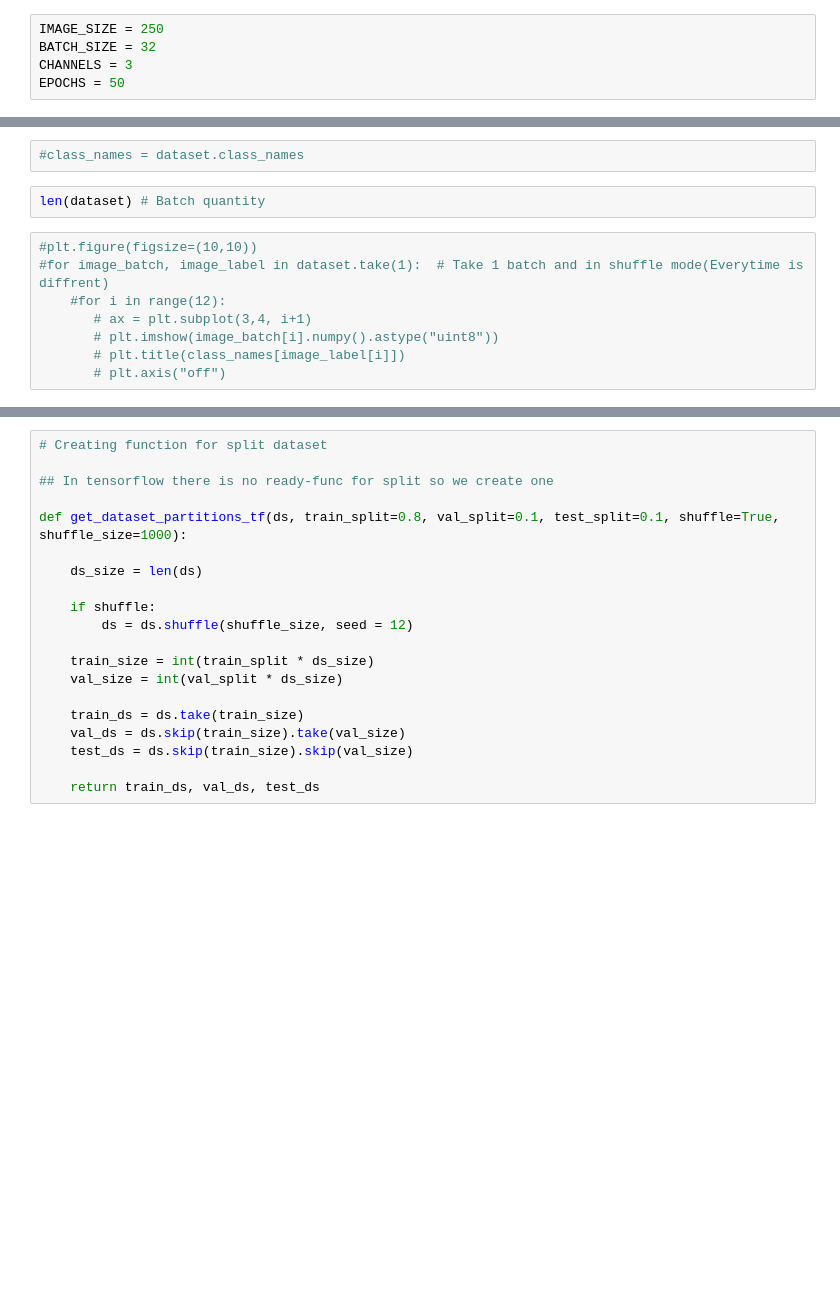
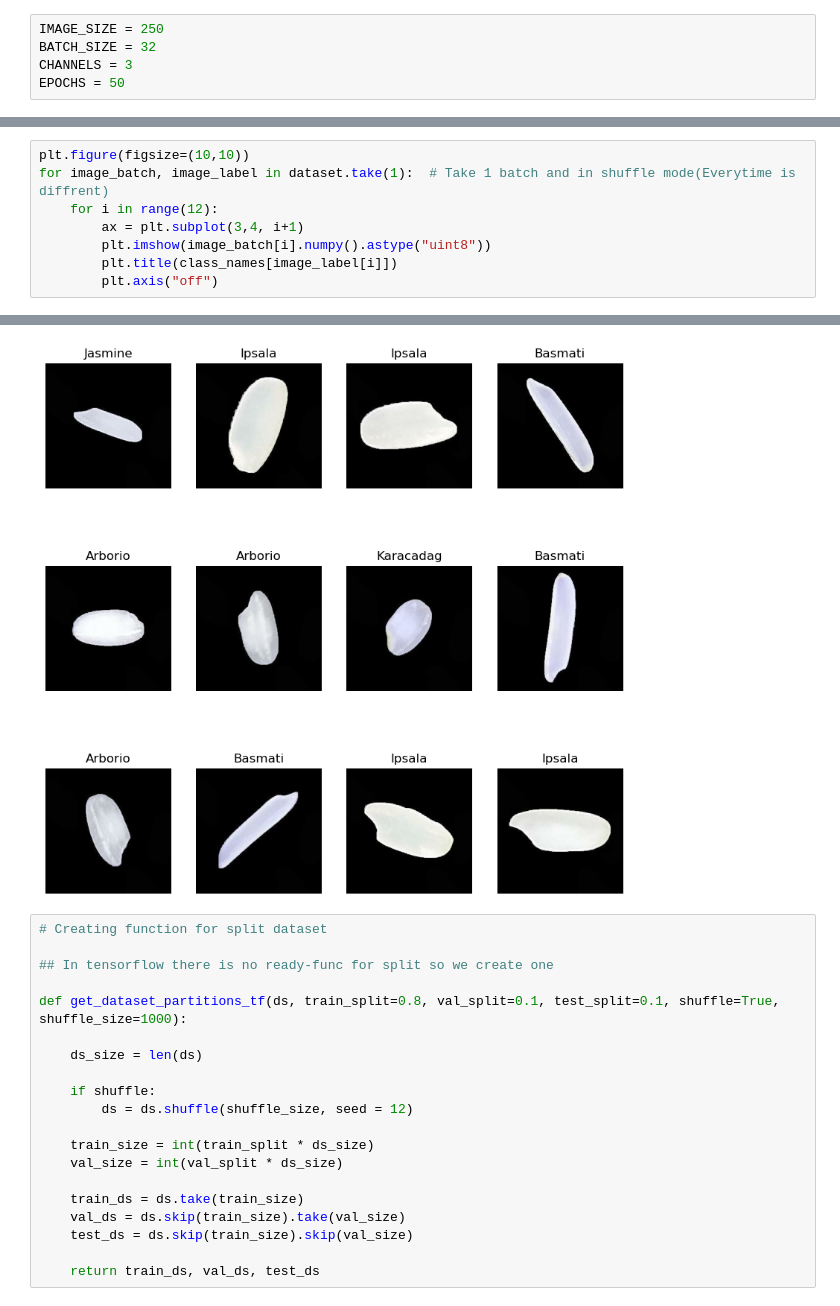
Before and after one commit to canoksuzoglu1/Rice-Classification-CNN, a Jupyter notebook: Rice Classification CNN.ipynb, the cells around one changed output, grey strips where cells are left out. Drawn from its saved outputs; the diff is of its cells as text; blank space fills up the shorter version.

```diff
--- a/Rice Classification CNN.ipynb
+++ b/Rice Classification CNN.ipynb
@@ -30,12 +43,9 @@ dataset = sample_dataset(dataset)
-# %%
-#class_names = dataset.class_names
-# %%
-len(dataset) # Batch quantity
 # %%
-#plt.figure(figsize=(10,10))
-#for image_batch, image_label in dataset.take(1):  # Take 1 batch and in shuffle mode(Everytime is diffrent)
-    #for i in range(12):
-       # ax = plt.subplot(3,4, i+1)
-       # plt.imshow(image_batch[i].numpy().astype("uint8"))
-       # plt.title(class_names[image_label[i]])
-       # plt.axis("off")
+plt.figure(figsize=(10,10))
+for image_batch, image_label in dataset.take(1):  # Take 1 batch and in shuffle mode(Everytime is diffrent)
+    for i in range(12):
+        ax = plt.subplot(3,4, i+1)
+        plt.imshow(image_batch[i].numpy().astype("uint8"))
+        plt.title(class_names[image_label[i]])
+        plt.axis("off")
+# %% [output]
@@ -42,3 +53,4 @@ len(dataset) # Batch quantity
+[figure, added]
 # %%
 # Creating function for split dataset
 
```
Also changed, not shown: parts of 8 cells of this notebook.
